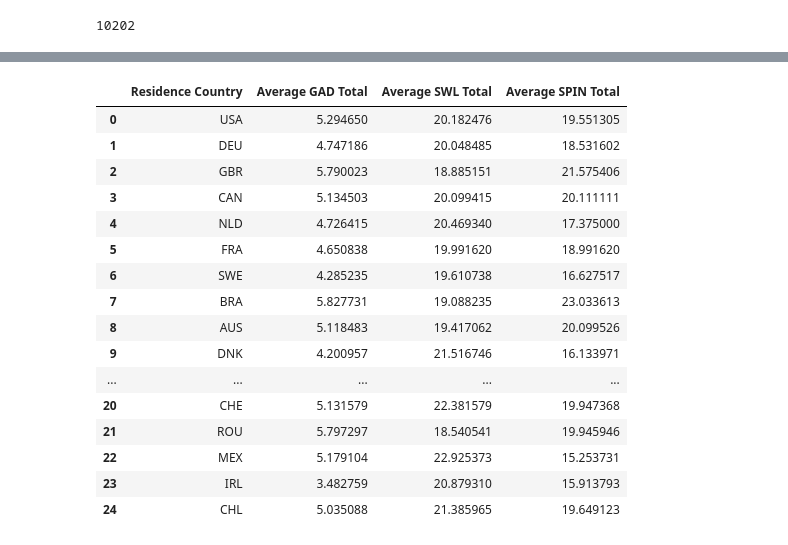
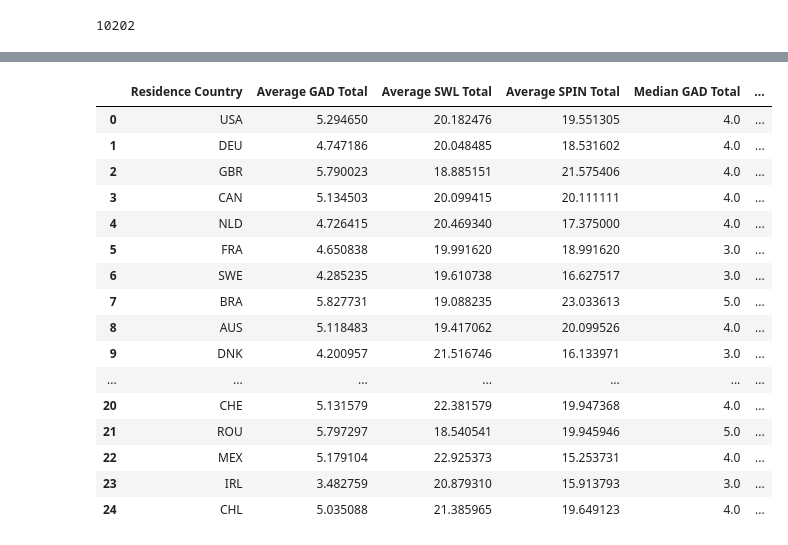
Before and after one commit to ComfyKoala/Project_1_Group_1, a Jupyter notebook: maribels_analysis/maribels_analysis.ipynb, the cells around one changed output, grey strips where cells are left out. Saved outputs shown, nothing was run; the diff lists cells and outputs as text; code cells hidden in the pictures.

```diff
--- a/maribels_analysis/maribels_analysis.ipynb
+++ b/maribels_analysis/maribels_analysis.ipynb
@@ -269,43 +270,86 @@ SPIN17                int64
 SPIN Total            int64
 dtype: object
 # %%
-#empty list for avgs
+#empty list for test properties of each country: mean, median, variance, standard deviation, and SEM for each test totals
+#mean
 gadavg=[]
 swlavg=[]
 spinavg=[]
+#median
+gmed=[]
+smed=[]
+spmed=[]
+#variance
+gvar=[]
+svar=[]
+spvar=[]
+#standard deviation
+gstd=[]
+sstd=[]
+spstd=[]
+# SEM
+gsem=[]
+ssem=[]
+spsem=[]
+
+
 
 # loop getting average for eacch studies "total" columns per country
 for country in top25:
     #group by country
     country_grp=gaming25_df[gaming25_df['Residence']==country]
     #calculate avg for each total column
     gadavg.append(country_grp['GAD Total'].mean())
     swlavg.append(country_grp['SWL Total'].mean())
     spinavg.append(country_grp['SPIN Total'].mean())
+    gmed.append(country_grp['GAD Total'].median())
+    smed.append(country_grp['SWL Total'].median())
+    spmed.append(country_grp['SPIN Total'].median())
+    gvar.append(country_grp['GAD Total'].var())
+    svar.append(country_grp['SWL Total'].var())
+    spvar.append(country_grp['SPIN Total'].var())
+    gstd.append(country_grp['GAD Total'].std())
+    sstd.append(country_grp['SWL Total'].std())
+    spstd.append(country_grp['SPIN Total'].std())
+    gsem.append(country_grp['GAD Total'].sem())
+    ssem.append(country_grp['SWL Total'].sem())
+    spsem.append(country_grp['SPIN Total'].sem())
 
 
-avgsummary=pd.DataFrame({"Residence Country": top25,
+statsummary=pd.DataFrame({"Residence Country": top25,
                          "Average GAD Total":gadavg,
                          "Average SWL Total":swlavg,
-                         "Average SPIN Total":spinavg})
-avgsummary
+                         "Average SPIN Total":spinavg,
+                         "Median GAD Total":gmed,
+                         "Median SWL Total":smed,
+                         "Median SPIN Total":spmed,
+                         "Variance GAD Total":gvar,
+                         "Variance SWL Total":svar,
+                         "Variance SPIN Total":spvar,
+                         "Standard Deviation GAD Total":gstd,
+                         "Standard Deviation  SWL Total":sstd,
+                         "Standard Deviation  SPIN Total":spstd,
+                         "SEM GAD Total":gsem,
+                         "SEM Deviation  SWL Total":ssem,
+                         "SEM Deviation  SPIN Total":spsem})
+statsummary
 # %% [output]
-|  | Residence Country | Average GAD Total | Average SWL Total | Average SPIN Total |
-| 0 | USA | 5.294650 | 20.182476 | 19.551305 |
-| 1 | DEU | 4.747186 | 20.048485 | 18.531602 |
-| 2 | GBR | 5.790023 | 18.885151 | 21.575406 |
-| 3 | CAN | 5.134503 | 20.099415 | 20.111111 |
-| 4 | NLD | 4.726415 | 20.469340 | 17.375000 |
-| 5 | FRA | 4.650838 | 19.991620 | 18.991620 |
-| 6 | SWE | 4.285235 | 19.610738 | 16.627517 |
-| 7 | BRA | 5.827731 | 19.088235 | 23.033613 |
-| 8 | AUS | 5.118483 | 19.417062 | 20.099526 |
-| 9 | DNK | 4.200957 | 21.516746 | 16.133971 |
-| ... | ... | ... | ... | ... |
-| 20 | CHE | 5.131579 | 22.381579 | 19.947368 |
-| 21 | ROU | 5.797297 | 18.540541 | 19.945946 |
-| 22 | MEX | 5.179104 | 22.925373 | 15.253731 |
-| 23 | IRL | 3.482759 | 20.879310 | 15.913793 |
-| 24 | CHL | 5.035088 | 21.385965 | 19.649123 |
+|  | Residence Country | Average GAD Total | Average SWL Total | Average SPIN Total | Median GAD Total | ... |
+| 0 | USA | 5.294650 | 20.182476 | 19.551305 | 4.0 | ... |
+| 1 | DEU | 4.747186 | 20.048485 | 18.531602 | 4.0 | ... |
+| 2 | GBR | 5.790023 | 18.885151 | 21.575406 | 4.0 | ... |
+| 3 | CAN | 5.134503 | 20.099415 | 20.111111 | 4.0 | ... |
+| 4 | NLD | 4.726415 | 20.469340 | 17.375000 | 4.0 | ... |
+| 5 | FRA | 4.650838 | 19.991620 | 18.991620 | 3.0 | ... |
+| 6 | SWE | 4.285235 | 19.610738 | 16.627517 | 3.0 | ... |
+| 7 | BRA | 5.827731 | 19.088235 | 23.033613 | 5.0 | ... |
+| 8 | AUS | 5.118483 | 19.417062 | 20.099526 | 4.0 | ... |
+| 9 | DNK | 4.200957 | 21.516746 | 16.133971 | 3.0 | ... |
+| ... | ... | ... | ... | ... | ... | ... |
+| 20 | CHE | 5.131579 | 22.381579 | 19.947368 | 4.0 | ... |
+| 21 | ROU | 5.797297 | 18.540541 | 19.945946 | 5.0 | ... |
+| 22 | MEX | 5.179104 | 22.925373 | 15.253731 | 4.0 | ... |
+| 23 | IRL | 3.482759 | 20.879310 | 15.913793 | 3.0 | ... |
+| 24 | CHL | 5.035088 | 21.385965 | 19.649123 | 4.0 | ... |
 # %%
 # setting the Residence Country as the index
```
Also changed, not shown: parts of 4 cells of this notebook.
